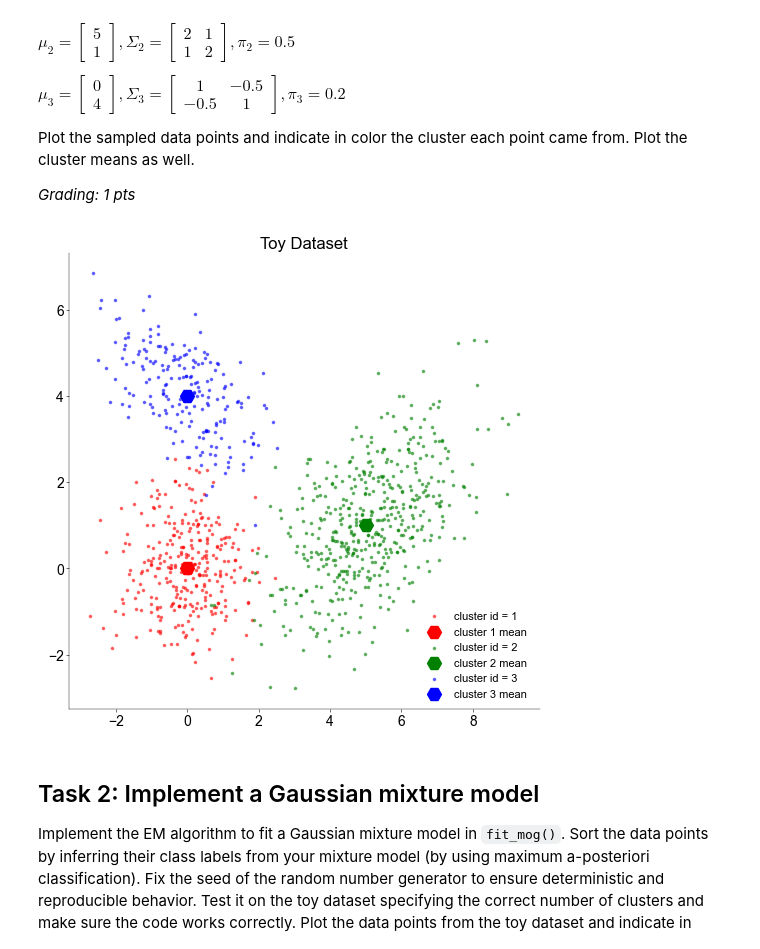
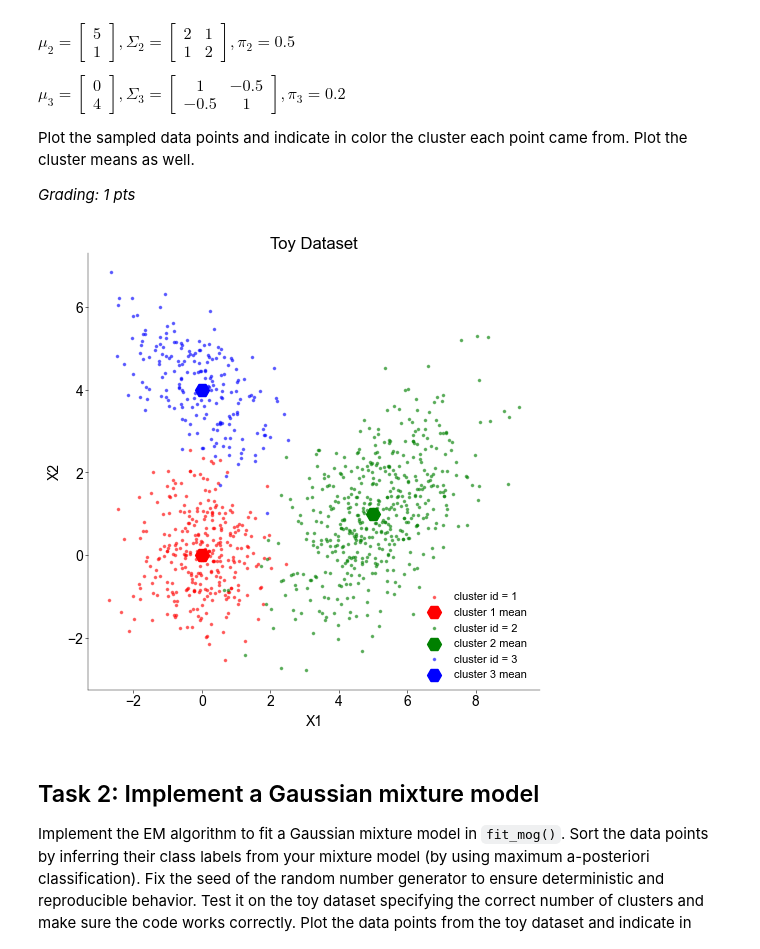
Before and after one commit to atimcenko/tu-neural-data-science, a Jupyter notebook: notebooks/CodingLab2_Ali.ipynb, the cells around one changed output. Drawn from its saved outputs; the diff is of its cells as text; code cells hidden in the pictures.

```diff
--- a/notebooks/CodingLab2_Ali.ipynb
+++ b/notebooks/CodingLab2_Ali.ipynb
@@ -128,34 +128,36 @@ labels, x = sample_data(N, m, S, p)
 # %%
 # ----------------------------------------------
 # plot points from mixture of Gaussians (0.5 pt)
 # ----------------------------------------------
 
 fig, ax = plt.subplots(figsize=(5, 5))
 plt.title("Toy Dataset")
+plt.xlabel("X1")
+plt.ylabel("X2")
 cluster_labels = np.unique(labels).astype(int)
 colors = ["red", "green", "blue"]
 for cluster_id in cluster_labels:
     cluster_data = x[labels == cluster_id, :]
     plt.scatter(
         np.ravel(cluster_data[:, 0]),
         np.ravel(cluster_data[:, 1]),
         c=colors[cluster_id],
         s=10,
         alpha=0.5,
         label="cluster id = {}".format(int(cluster_id + 1)),
     )
     plt.scatter(
         [m[int(cluster_id), 0]],
         [m[int(cluster_id), 1]],
         c=colors[cluster_id],
         marker="H",
         s=100,
         label="cluster {} mean ".format(int(cluster_id + 1)),
     )
 plt.legend(prop={"size": 8}, loc="lower right")
 plt.show()
 # %% [output]
-[figure, old version]
+[figure, new version]
 # %% [markdown]
 ## Task 2: Implement a Gaussian mixture model
 
```
Also changed, not shown: parts of 9 cells of this notebook, 5 other files.
